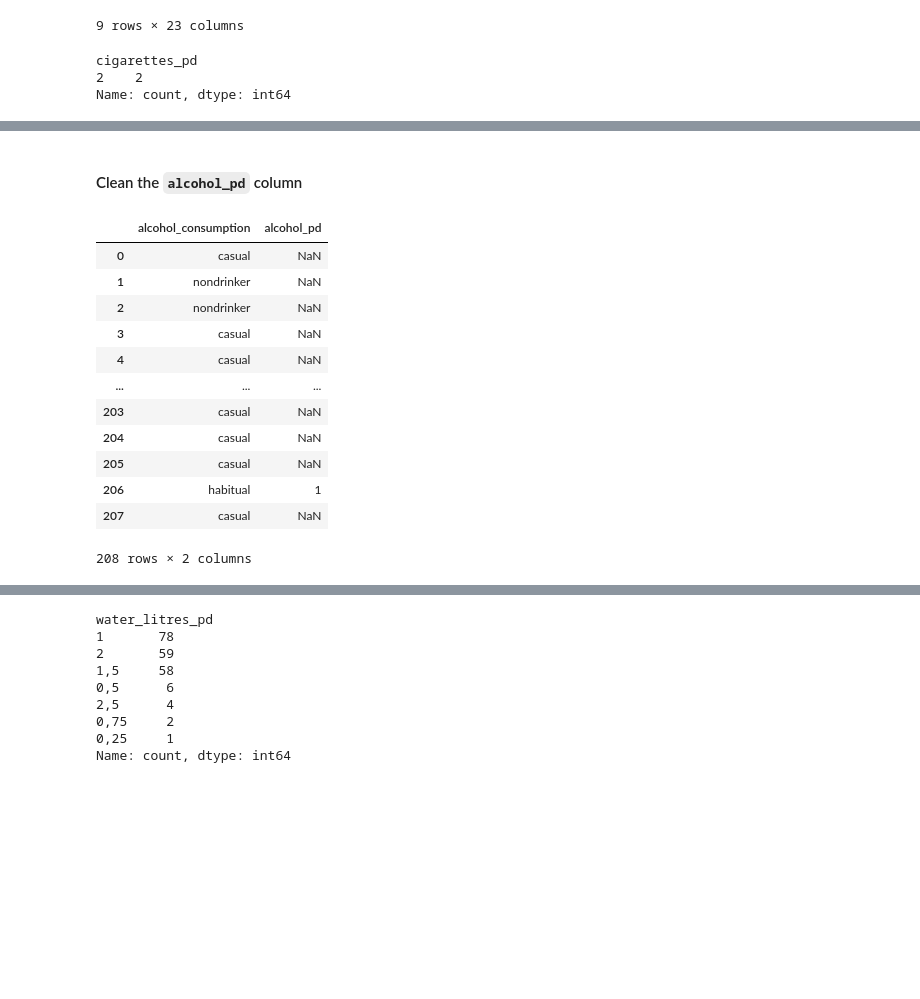
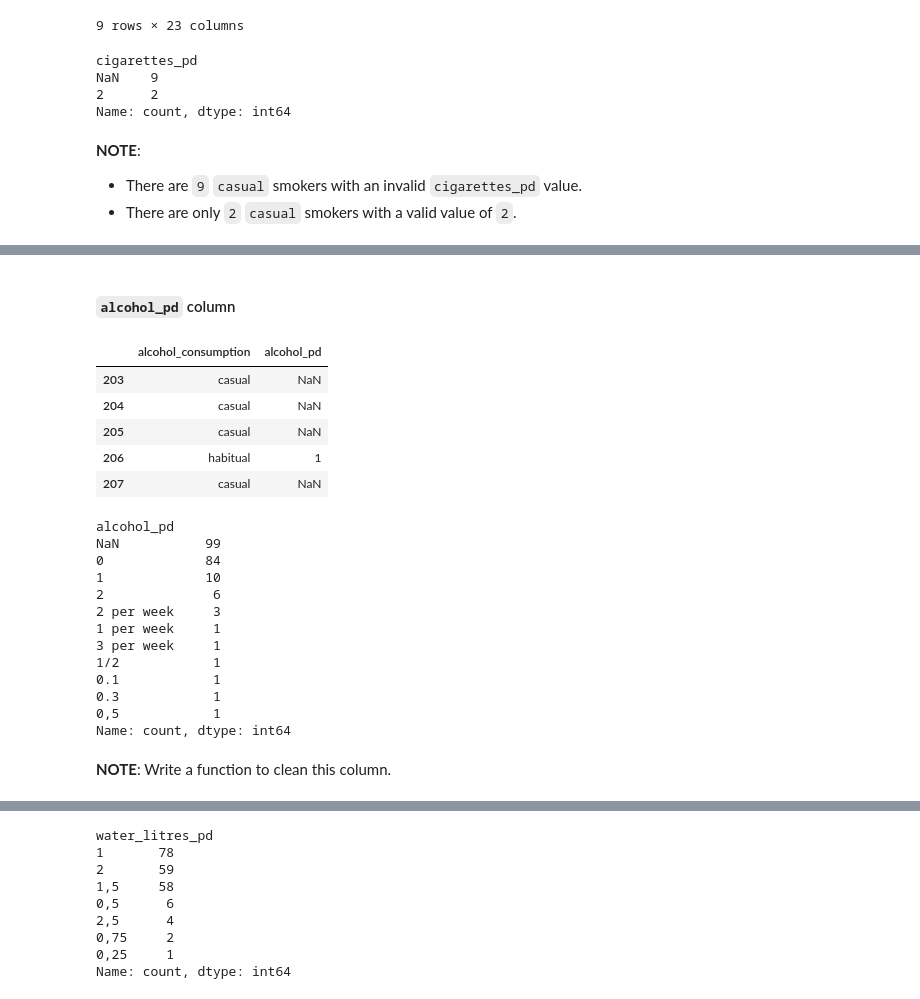
Before and after one commit to alyssahondrade/ml-perspectives-on-voice-disorder-diagnosis, a Jupyter notebook: 02_data_cleaning.ipynb, the cells around one changed output, grey strips where cells are left out. Cells and saved outputs as stored; diff of their text form; code cells hidden in the pictures; blank space fills up the shorter version.

```diff
--- a/02_data_cleaning.ipynb
+++ b/02_data_cleaning.ipynb
@@ -450,11 +470,16 @@ clean_cat_df.loc[casual_null]
 9 rows × 23 columns
 # %%
 # Check the casual smokers who have have a valid cigarettes_pd value
-clean_cat_df.loc[clean_cat_df['smoker'] == 'casual', 'cigarettes_pd'].value_counts()
+clean_cat_df.loc[clean_cat_df['smoker'] == 'casual', 'cigarettes_pd'].value_counts(dropna=False)
 # %% [output]
 cigarettes_pd
-2    2
+NaN    9
+2      2
 Name: count, dtype: int64
+# %% [markdown]
+__NOTE__:
+- There are `9` `casual` smokers with an invalid `cigarettes_pd` value.
+- There are only `2` `casual` smokers with a valid value of `2`.
 # %%
 # Use this value to impute missing values
 casual_value = clean_cat_df.loc[clean_cat_df['smoker'] == 'casual', 'cigarettes_pd'].value_counts().mean()
@@ -489,25 +514,37 @@ Data columns (total 23 columns):
 dtypes: int64(4), object(19)
 memory usage: 37.5+ KB
 # %% [markdown]
-#### Clean the `alcohol_pd` column
+#### `alcohol_pd` column
 # %%
 # Check the alcohol_consumption and alcohol_pd columns
 alcohol_columns = ['alcohol_consumption', 'alcohol_pd']
-clean_cat_df[alcohol_columns]
+clean_cat_df[alcohol_columns].tail()
 # %% [output]
 |  | alcohol_consumption | alcohol_pd |
-| 0 | casual | NaN |
-| 1 | nondrinker | NaN |
-| 2 | nondrinker | NaN |
-| 3 | casual | NaN |
-| 4 | casual | NaN |
-| ... | ... | ... |
 | 203 | casual | NaN |
 | 204 | casual | NaN |
 | 205 | casual | NaN |
 | 206 | habitual | 1 |
 | 207 | casual | NaN |
-208 rows × 2 columns
 # %%
 # Update the nondrinker value to `0`
 clean_cat_df.loc[clean_cat_df['alcohol_consumption'] == 'nondrinker', 'alcohol_pd'] = 0
+# %%
+# Check the count for all unique values
+clean_cat_df['alcohol_pd'].value_counts(dropna=False)
+# %% [output]
+alcohol_pd
+NaN           99
+0             84
+1             10
+2              6
+2 per week     3
+1 per week     1
+3 per week     1
+1/2            1
+0.1            1
+0.3            1
+0,5            1
+Name: count, dtype: int64
+# %% [markdown]
+__NOTE__: Write a function to clean this column.
```
Also changed, not shown: parts of 90 cells of this notebook, 1 other file.
